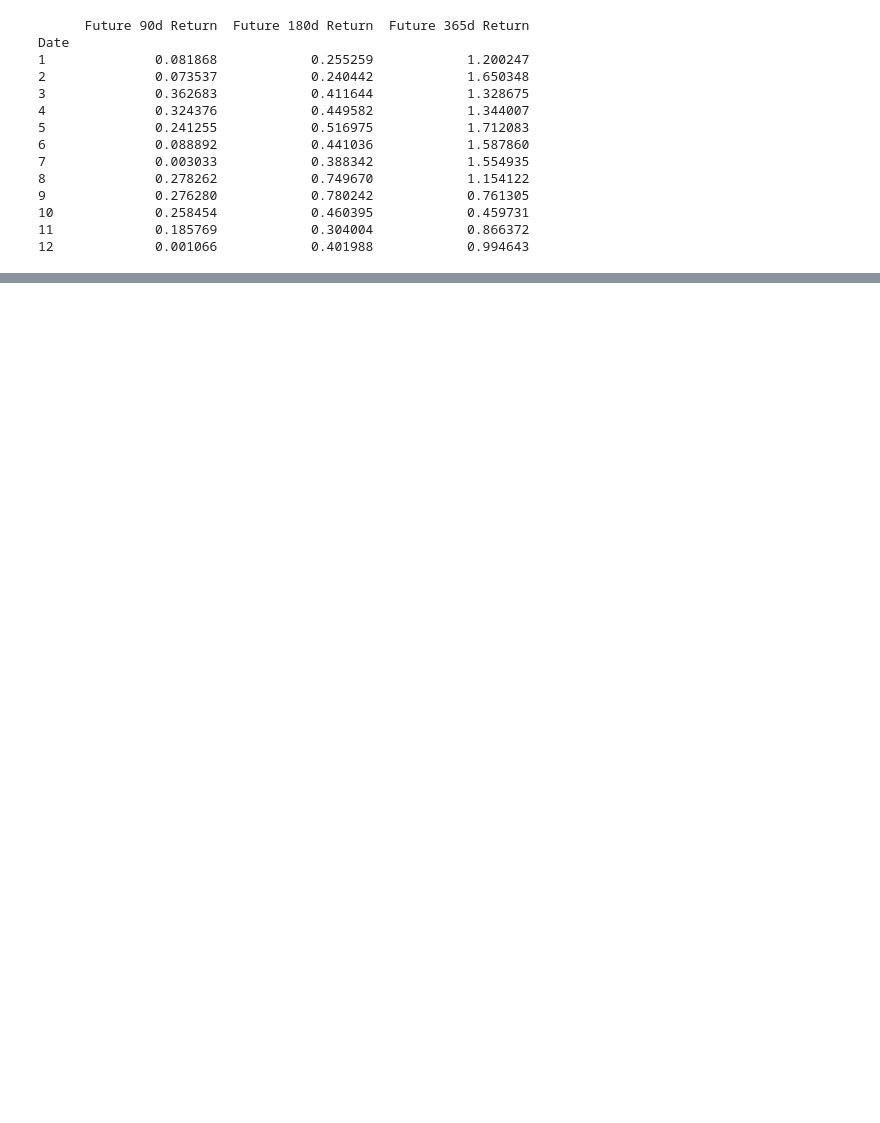
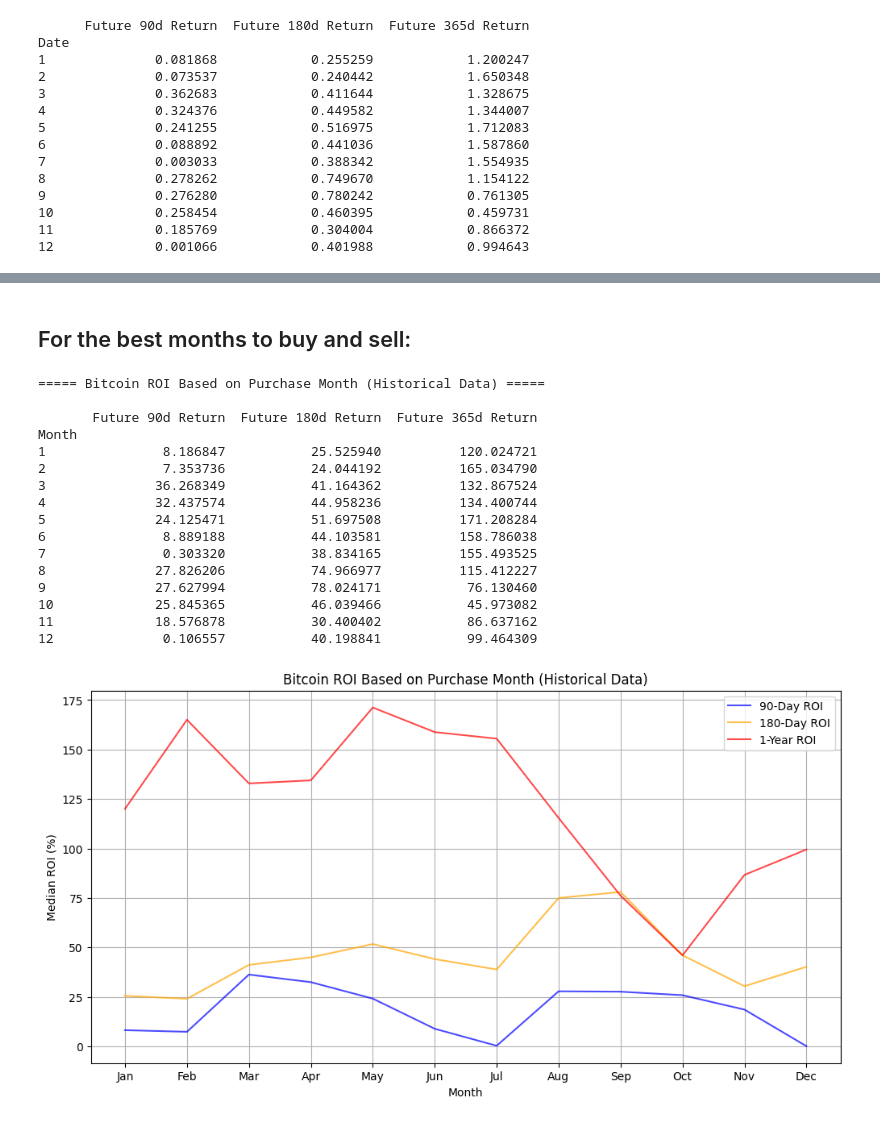
Before and after one commit to Seyiorigin6/PYTHON---Data-Analysis-, a Jupyter notebook: bitcoin-eda-and-roi.ipynb, the cells around one changed output, grey strips where cells are left out. Saved outputs shown, nothing was run; the diff lists cells and outputs as text; code cells hidden in the pictures; blank space fills up the shorter version.

```diff
--- a/bitcoin-eda-and-roi.ipynb
+++ b/bitcoin-eda-and-roi.ipynb
@@ -297,0 +307,57 @@ Historically, buying after a deep dip and when the price starts recovering leads
+# %% [markdown]
+## For the best months to buy and sell: ##
+# %%
+import pandas as pd
+import matplotlib.pyplot as plt
+
+# Convert Date column to datetime format
+df["Date"] = pd.to_datetime(df["Date"])
+
+# Calculate future returns for different timeframes (90 days, 180 days, 365 days)
+df["Future 90d Return"] = (df["Close"].shift(-90) - df["Close"]) / df["Close"]
+df["Future 180d Return"] = (df["Close"].shift(-180) - df["Close"]) / df["Close"]
+df["Future 365d Return"] = (df["Close"].shift(-365) - df["Close"]) / df["Close"]
+
+# Extract the month from the Date column
+df["Month"] = df["Date"].dt.month
+
+# Group by month and calculate the median ROI
+roi_months = df.groupby("Month")[["Future 90d Return", "Future 180d Return", "Future 365d Return"]].median()
+
+# Print the month-wise ROI table
+print("\n===== Bitcoin ROI Based on Purchase Month (Historical Data) =====\n")
+print(roi_months * 100)  # Convert to percentage for easy interpretation
+
+# Plot ROI analysis using scatter plot
+plt.figure(figsize=(12, 6))
+
+# Scatter plot for different ROI levels
+plt.plot(roi_months.index, roi_months["Future 90d Return"] * 100, label="90-Day ROI", color="blue", alpha=0.7)
+plt.plot(roi_months.index, roi_months["Future 180d Return"] * 100, label="180-Day ROI", color="orange", alpha=0.7)
+plt.plot(roi_months.index, roi_months["Future 365d Return"] * 100, label="1-Year ROI", color="red", alpha=0.7)
+
+plt.xlabel("Month")
+plt.ylabel("Median ROI (%)")
+plt.title("Bitcoin ROI Based on Purchase Month (Historical Data)")
+plt.xticks(range(1, 13), ["Jan", "Feb", "Mar", "Apr", "May", "Jun", "Jul", "Aug", "Sep", "Oct", "Nov", "Dec"])
+plt.legend()
+plt.grid(True)
+plt.show()
+# %% [output]
+===== Bitcoin ROI Based on Purchase Month (Historical Data) =====
+
+       Future 90d Return  Future 180d Return  Future 365d Return
+Month
+1               8.186847           25.525940          120.024721
+2               7.353736           24.044192          165.034790
+3              36.268349           41.164362          132.867524
+4              32.437574           44.958236          134.400744
+5              24.125471           51.697508          171.208284
+6               8.889188           44.103581          158.786038
+7               0.303320           38.834165          155.493525
+8              27.826206           74.966977          115.412227
+9              27.627994           78.024171           76.130460
+10             25.845365           46.039466           45.973082
+11             18.576878           30.400402           86.637162
+12              0.106557           40.198841           99.464309
+[figure, added]
```
Also changed, not shown: parts of 6 cells of this notebook.
